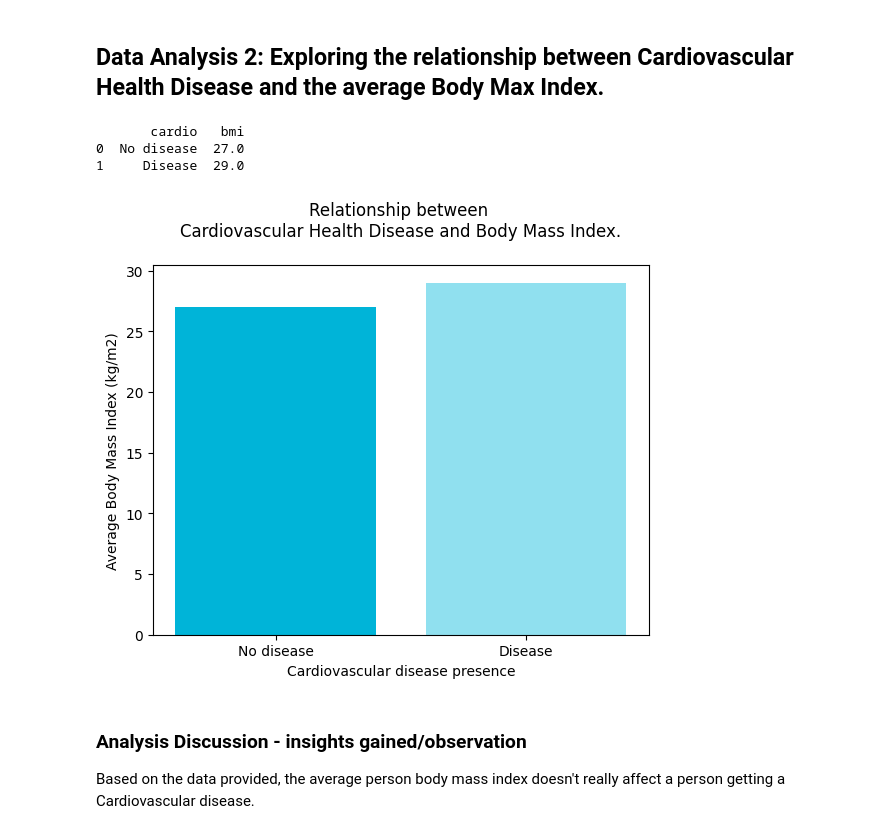
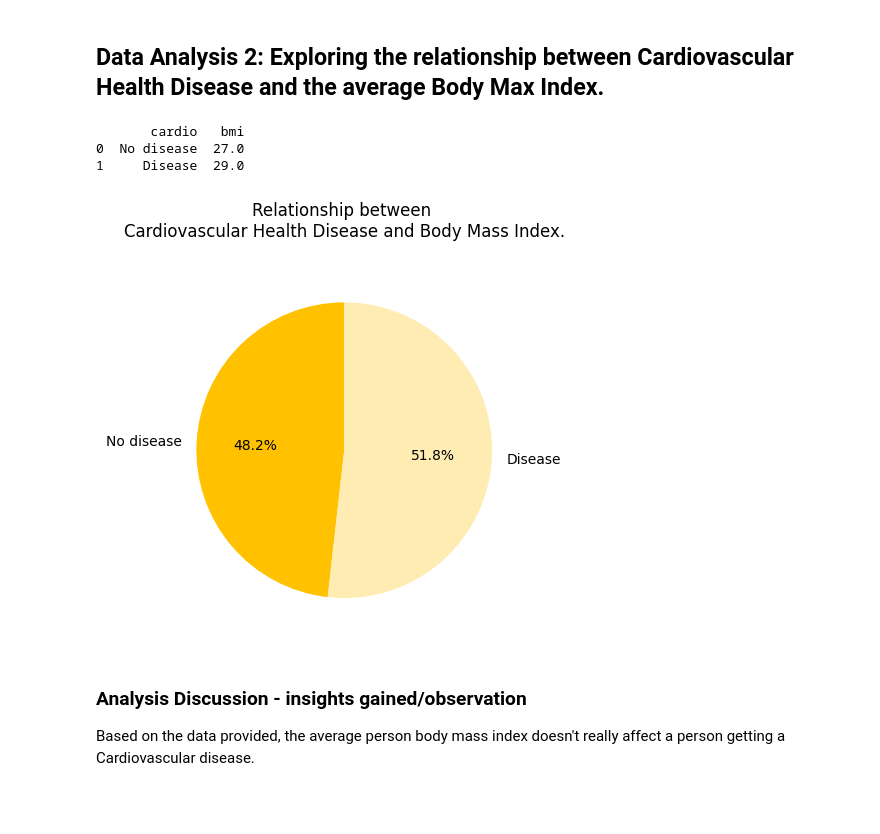
Before and after one commit to zniero1324/Programming-Assignment-2-Cardiovascular-Examination, a Jupyter notebook: BusinessReport.ipynb, the cells around one changed output. Drawn from its saved outputs; the diff is of its cells as text; code cells hidden in the pictures; blank space fills up the shorter version.

```diff
--- a/BusinessReport.ipynb
+++ b/BusinessReport.ipynb
@@ -212,39 +208,36 @@ data_frame = pd.read_sql_query(sql, connection)
 
 #Isolate the only data for the case
 df_filter_bmi = data_frame[['cardio','weight','height']]
 
 #Make a copy of the data because I always recieve a copy warning.
 df_filter_bmi = df_filter_bmi.copy()
 
 #Create new location for the BMI then do the calculation to retrieve the list of BMI.
 df_filter_bmi.loc[:, 'bmi'] = round(df_filter_bmi['weight'] / ((df_filter_bmi['height'] / 100) ** 2), 2)
 
 #Remove uneccessary data after bmi is derived.
 df_filter_bmi = df_filter_bmi[['cardio','bmi']]
 
 #Group the cardio into two categories, and provide the average BMI
 grouped_data = df_filter_bmi.groupby('cardio')['bmi'].mean().round(0).reset_index()
 
 #Rename the data
 grouped_data['cardio'] = ['No disease', 'Disease']
 
 #Display the data
 print(grouped_data)
 
-#Visualize the data by using a bar chart
-plt.bar(grouped_data['cardio'], grouped_data['bmi'], color =['#00b4d8', '#90e0ef'])
-plt.xlabel("Cardiovascular disease presence")
-plt.ylabel(f"Average Body Mass Index (kg/m2)")
-plt.xticks(rotation=0)
+#Visualize the data by using a pie chart
+plt.pie(grouped_data['bmi'], labels=['No disease', 'Disease'], colors=['#FFC100', '#FFECB2'], autopct='%1.1f%%', startangle=90)
 plt.title(f"Relationship between \nCardiovascular Health Disease and Body Mass Index.\n")
 
 #Display plot
 plt.show()
 # %% [output]
        cardio   bmi
 0  No disease  27.0
 1     Disease  29.0
-[figure, old version]
+[figure, new version]
 # %% [markdown]
 ### **Analysis Discussion - insights gained/observation**
 
```
Also changed, not shown: parts of 5 cells of this notebook.
